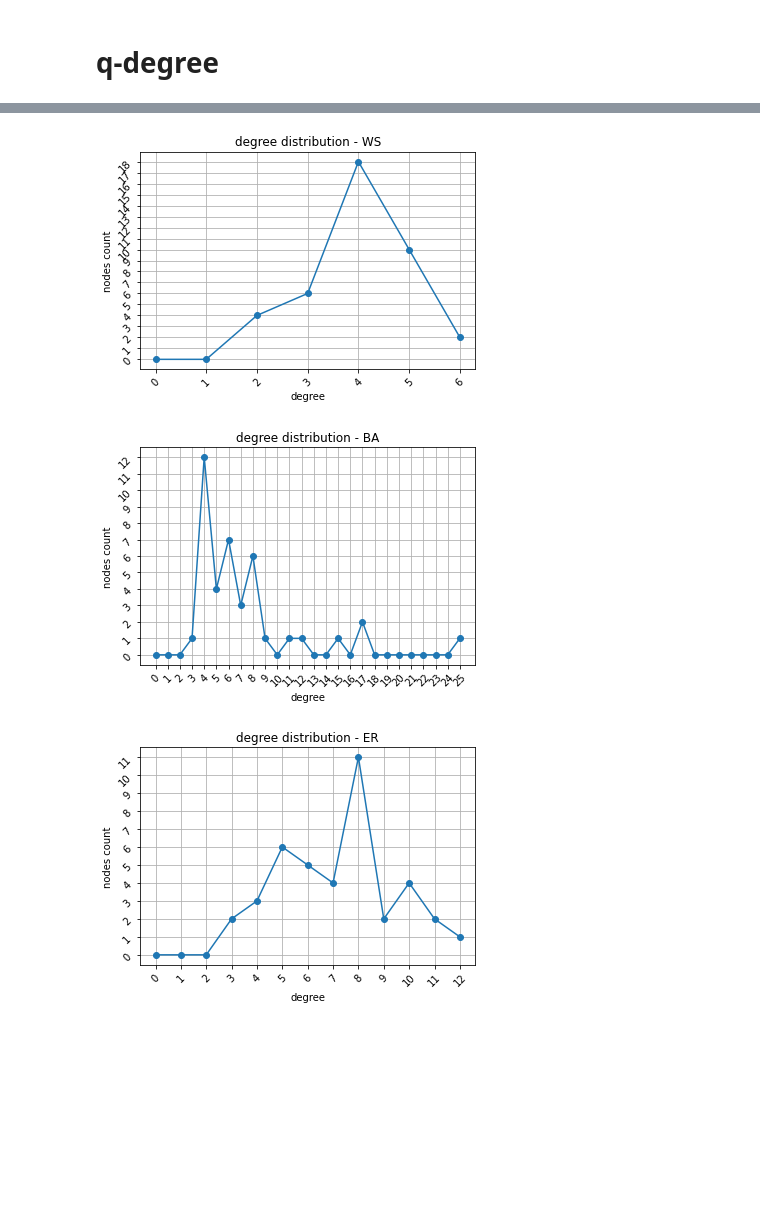
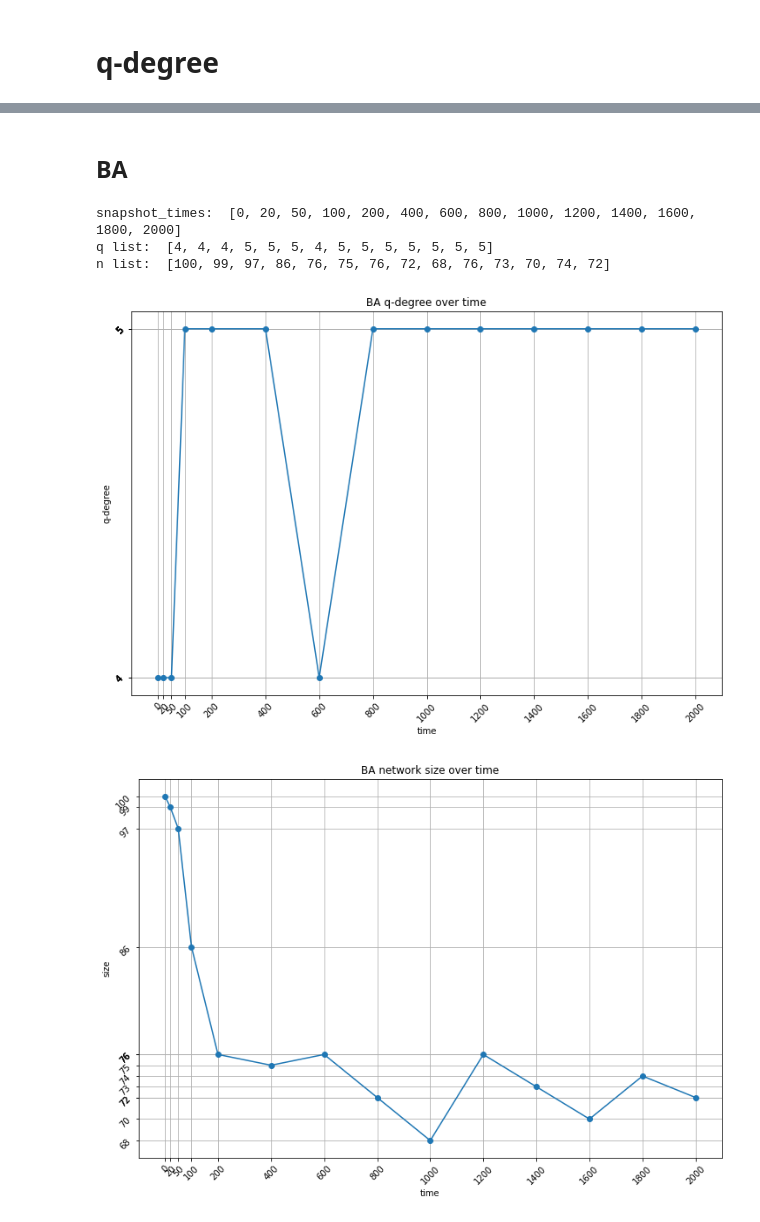
Before and after one commit to MJSahebnasi/Thesis-temporal-network-platform, a Jupyter notebook: thesis_main.ipynb, the cells around one changed output, grey strips where cells are left out. Cells and saved outputs as stored; diff of their text form; code cells hidden in the pictures; blank space fills up the shorter version.

```diff
--- a/thesis_main.ipynb
+++ b/thesis_main.ipynb
@@ -1181,0 +1256,2 @@ G_ER_q = nx.erdos_renyi_graph(n_q, p_er_q)            # random
+# %% [markdown]
+## BA
@@ -1182,8 +1261,31 @@ G_ER_q = nx.erdos_renyi_graph(n_q, p_er_q)            # random
 # %%
-plot_degree_distribution(G_WS_q, 'WS')
-plot_degree_distribution(G_BA_q, 'BA')
-plot_degree_distribution(G_ER_q, 'ER')
+# plot_degree_distribution(G_BA_q, 'BA')
-# %% [output]
-[figure, removed]
-[figure, removed]
-[figure, removed]
+# %%
+BA_s = Simulation().create(G_BA_q).with_node_onoff_process(on_t, off_t)
+_, BA_snaps = BA_s.run(snapshot_times)
+# %%
+q_list = [None for i in range(snaps_num)]
+n_list = [None for i in range(snaps_num)]
+for i in range(snaps_num):
+  q_list[i] = find_q_degree(BA_snaps[i].G)
+  n_list[i] = BA_snaps[i].G.number_of_nodes()
+
+print('snapshot_times: ', snapshot_times)
+print('q list: ', q_list)
+print('n list: ', n_list)
+
+x = snapshot_times
+y = q_list
+title = 'BA q-degree over time'
+custom_plot(x, y, title, 'time', 'q-degree')
+
+x = snapshot_times
+y = n_list
+title = 'BA network size over time'
+custom_plot(x, y, title, 'time', 'size')
+# %% [output]
+snapshot_times:  [0, 20, 50, 100, 200, 400, 600, 800, 1000, 1200, 1400, 1600, 1800, 2000]
+q list:  [4, 4, 4, 5, 5, 5, 4, 5, 5, 5, 5, 5, 5, 5]
+n list:  [100, 99, 97, 86, 76, 75, 76, 72, 68, 76, 73, 70, 74, 72]
+[figure, added]
+[figure, added]
```
Also changed, not shown: parts of 18 cells of this notebook.
